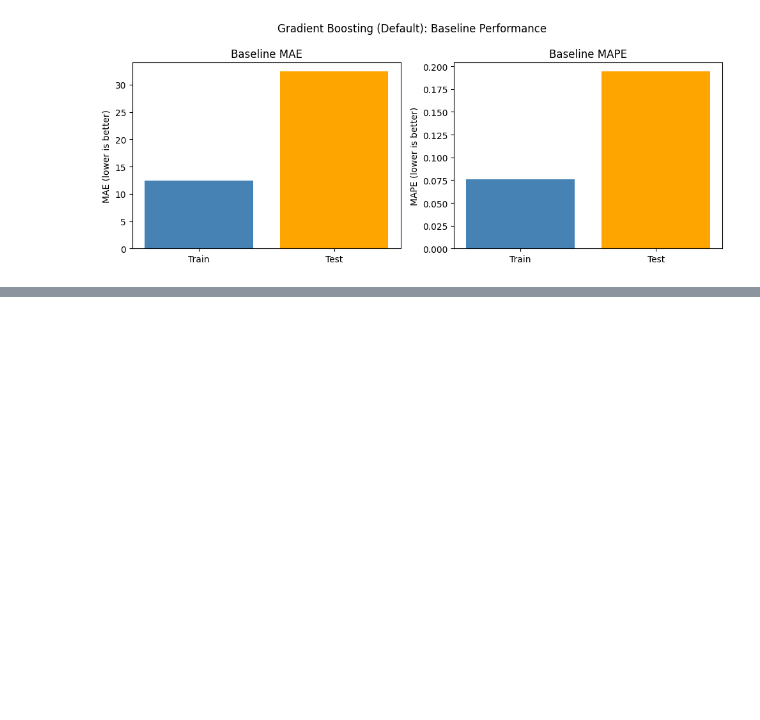
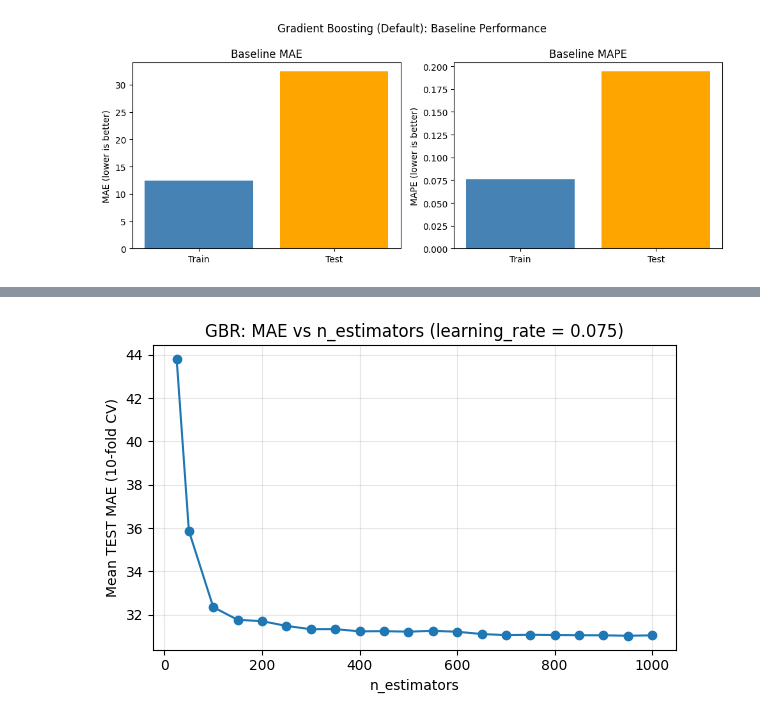
Before and after one commit to mibununi/ct4101-assignment2, a Jupyter notebook: GradientBoostingRegressor.ipynb, the cells around one changed output, grey strips where cells are left out. Saved outputs shown, nothing was run; the diff lists cells and outputs as text; code cells hidden in the pictures; blank space fills up the shorter version.

```diff
--- a/GradientBoostingRegressor.ipynb
+++ b/GradientBoostingRegressor.ipynb
@@ -161,0 +193,25 @@ _____Grid Search Results (GBR, MAE)_____
+# %%
+#picking best learning_rate from grid search
+best_lr = gbr_grid.best_params_["learning_rate"]
+
+#filtering grid results for that value
+gbr_lr_slice = gbr_cv_df[gbr_cv_df["param_learning_rate"] == best_lr]
+
+#extracting n_estimators and MAE, sorted by n_estimators
+n_list_gbr = gbr_lr_slice["param_n_estimators"].astype(int)
+mae_list_gbr = gbr_lr_slice["test_MAE"]
+
+sort_order = np.argsort(n_list_gbr)
+n_list_gbr = n_list_gbr.iloc[sort_order]
+mae_list_gbr = mae_list_gbr.iloc[sort_order]
+
+plt.figure(figsize=(6, 4))
+plt.plot(n_list_gbr, mae_list_gbr, marker="o")
+plt.title(f"GBR: MAE vs n_estimators (learning_rate = {best_lr})")
+plt.xlabel("n_estimators")
+plt.ylabel("Mean TEST MAE (10-fold CV)")
+plt.grid(True, alpha=0.3)
+plt.tight_layout()
+plt.show()
+# %% [output]
+[figure, added]
```
Also changed, not shown: parts of 3 cells of this notebook.
